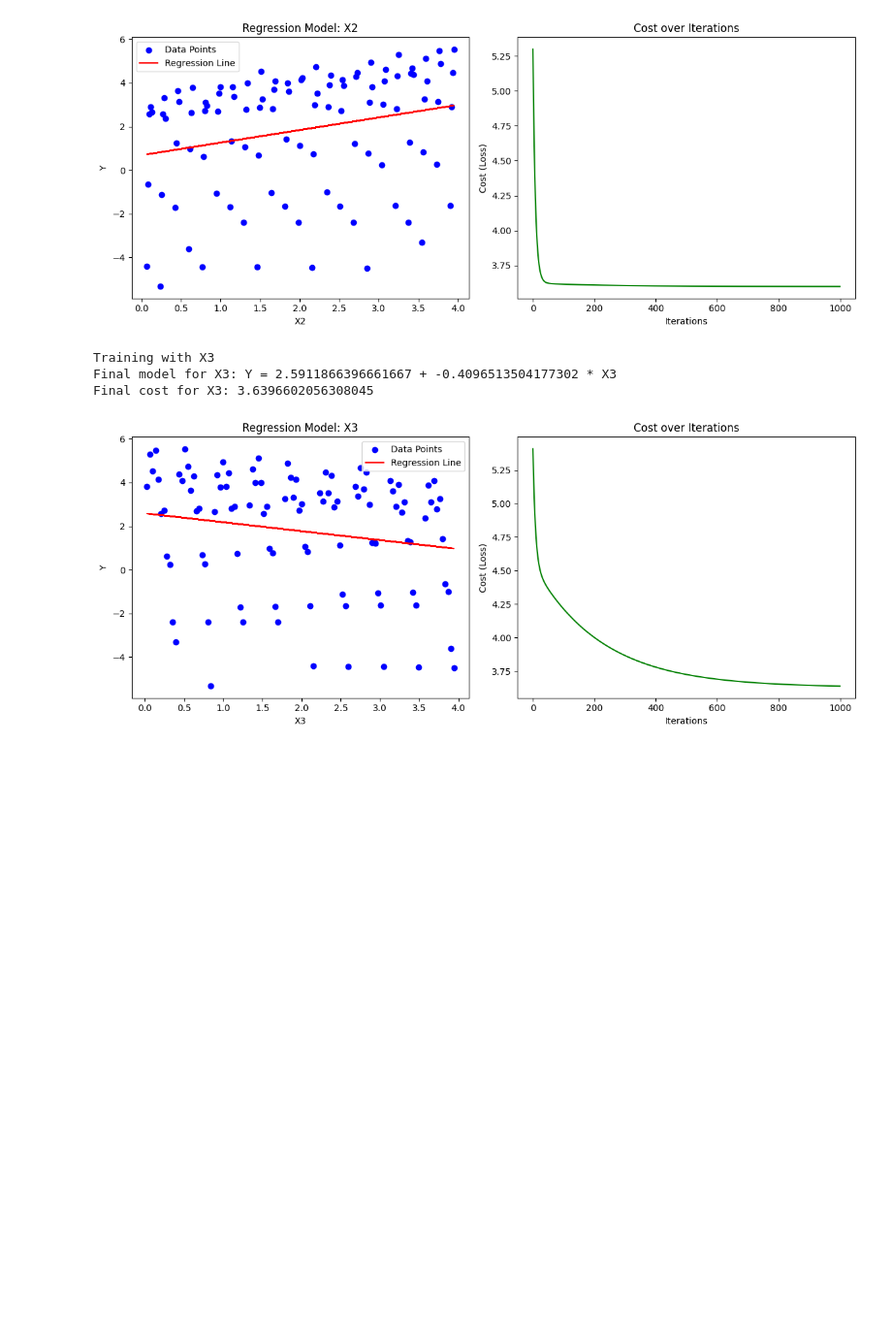
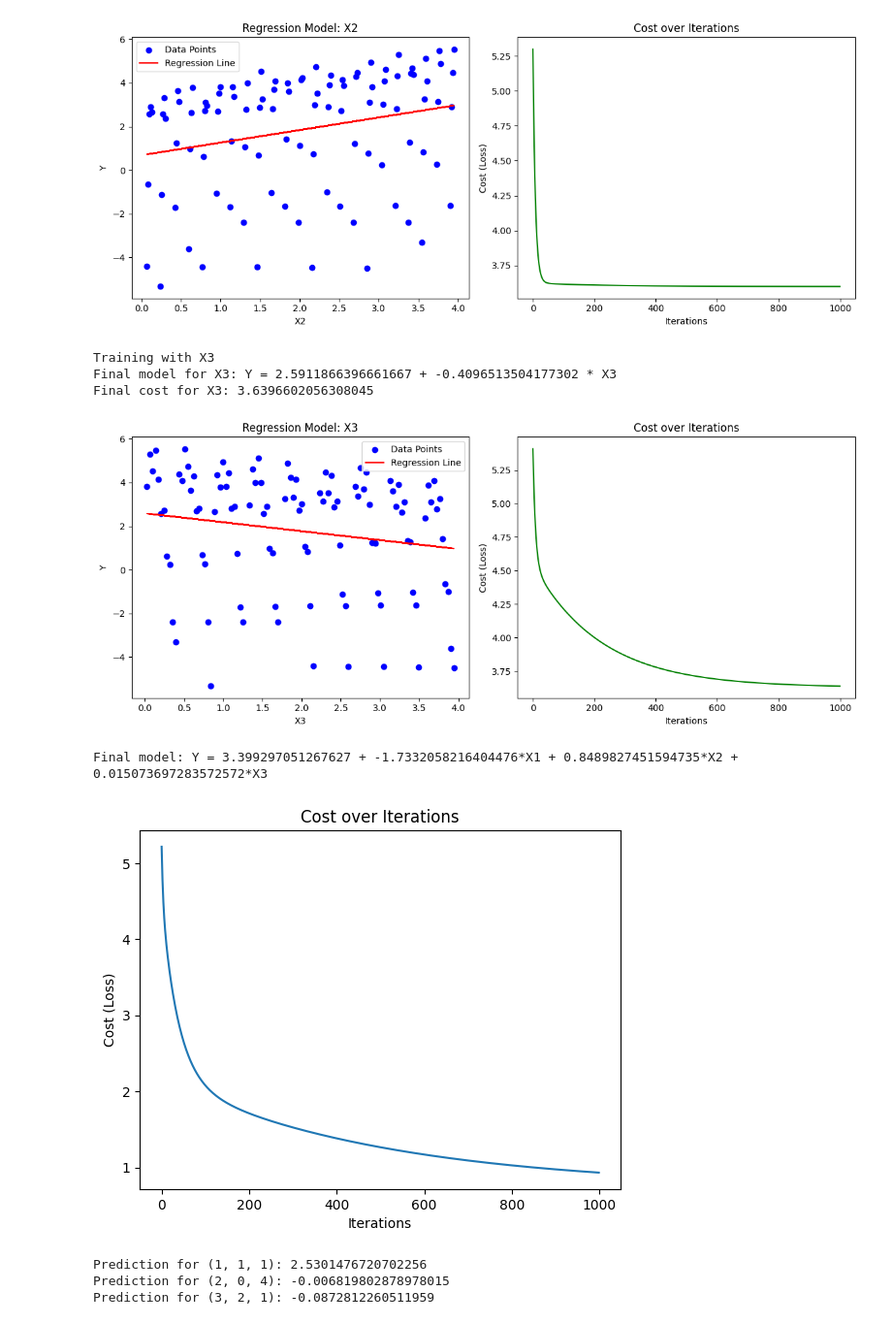
Before and after one commit to Hbrand03/Intro_to_ML_Work, a Jupyter notebook: Homework_1.ipynb, the cells around one changed output. Shown: that part at 97% size. Saved outputs shown, nothing was run; the diff lists cells and outputs as text; code cells hidden in the pictures; blank space fills up the shorter version.

```diff
--- a/Homework_1.ipynb
+++ b/Homework_1.ipynb
@@ -96,3 +96,73 @@ Training with X3
 Final model for X3: Y = 2.5911866396661667 + -0.4096513504177302 * X3
 Final cost for X3: 3.6396602056308045
 [figure]
+# %%
+import numpy as np
+import pandas as pd
+import matplotlib.pyplot as plt
+
+# Load the dataset
+url = 'https://raw.githubusercontent.com/HamedTabkhi/Intro-to-ML/main/Dataset/D3.csv'
+data = pd.read_csv(url)
+
+# Extract X1, X2, X3, and Y
+X = data[['X1', 'X2', 'X3']].values
+Y = data['Y'].values
+
+# Add a column of ones to X for the intercept term (theta_0)
+X_intercept = np.c_[np.ones(X.shape[0]), X]  # Adds a column of ones for the intercept
+
+# Initialize theta (weights) and define the learning rate and number of iterations
+theta = np.zeros(X_intercept.shape[1])
+alpha = 0.01  # Modify this value to explore different learning rates
+iterations = 1000
+
+# Number of training examples
+m = len(Y)
+
+# Function to compute cost
+def compute_cost(X, Y, theta):
+    h = X.dot(theta)
+    return (1 / (2 * m)) * np.sum((h - Y) ** 2)
+
+# Gradient Descent Algorithm
+def gradient_descent(X, Y, theta, alpha, iterations):
+    cost_history = []
+
+    for i in range(iterations):
+        h = X.dot(theta)
+        gradient = (1 / m) * X.T.dot(h - Y)
+        theta -= alpha * gradient
+        cost_history.append(compute_cost(X, Y, theta))
+
+    return theta, cost_history
+
+# Train the model using gradient descent
+theta_final, cost_history = gradient_descent(X_intercept, Y, theta, alpha, iterations)
+
+# Report the final linear model
+print(f"Final model: Y = {theta_final[0]} + {theta_final[1]}*X1 + {theta_final[2]}*X2 + {theta_final[3]}*X3")
+
+# Plot cost over iterations
+plt.plot(range(iterations), cost_history)
+plt.title('Cost over Iterations')
+plt.xlabel('Iterations')
+plt.ylabel('Cost (Loss)')
+plt.show()
+
+# Function to predict Y for new values of (X1, X2, X3)
+def predict(X1, X2, X3, theta):
+    X_new = np.array([1, X1, X2, X3])  # Include the intercept term (1)
+    return X_new.dot(theta)
+
+# Predict Y for new values of (X1, X2, X3)
+new_values = [(1, 1, 1), (2, 0, 4), (3, 2, 1)]
+for values in new_values:
+    y_pred = predict(*values, theta_final)
+    print(f"Prediction for {values}: {y_pred}")
+# %% [output]
+Final model: Y = 3.399297051267627 + -1.7332058216404476*X1 + 0.8489827451594735*X2 + 0.015073697283572572*X3
+[figure, added]
+Prediction for (1, 1, 1): 2.5301476720702256
+Prediction for (2, 0, 4): -0.006819802878978015
+Prediction for (3, 2, 1): -0.0872812260511959
```
